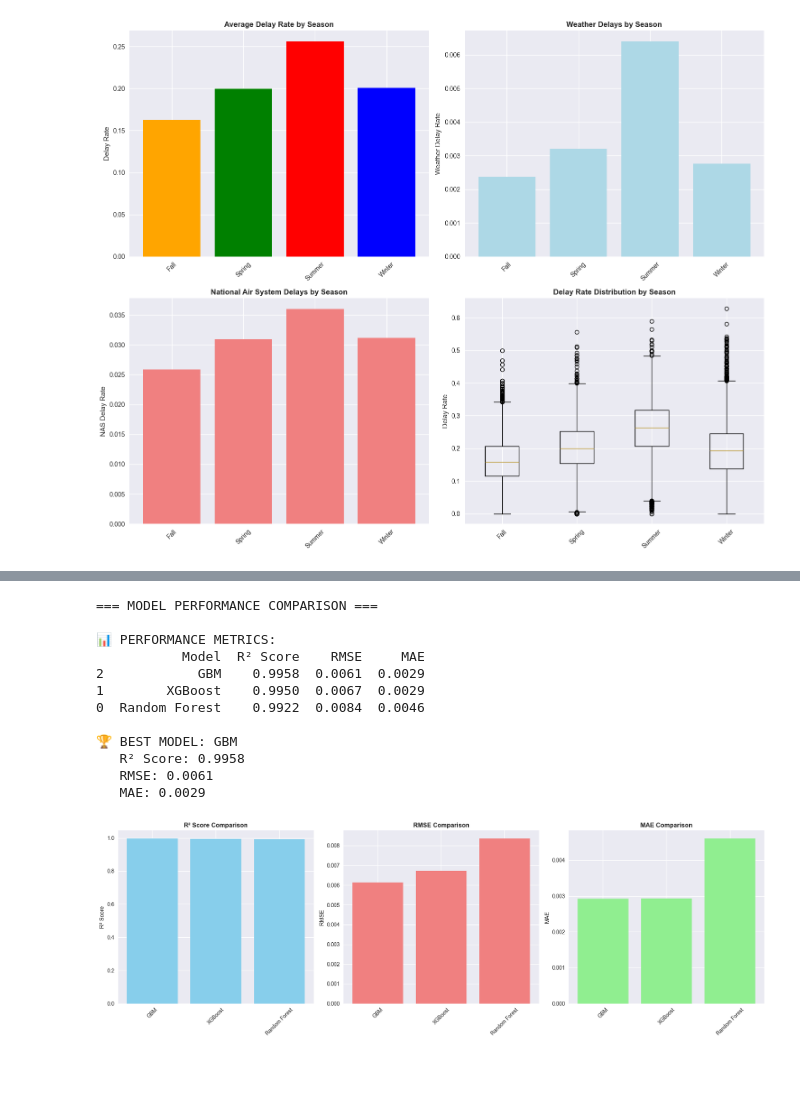
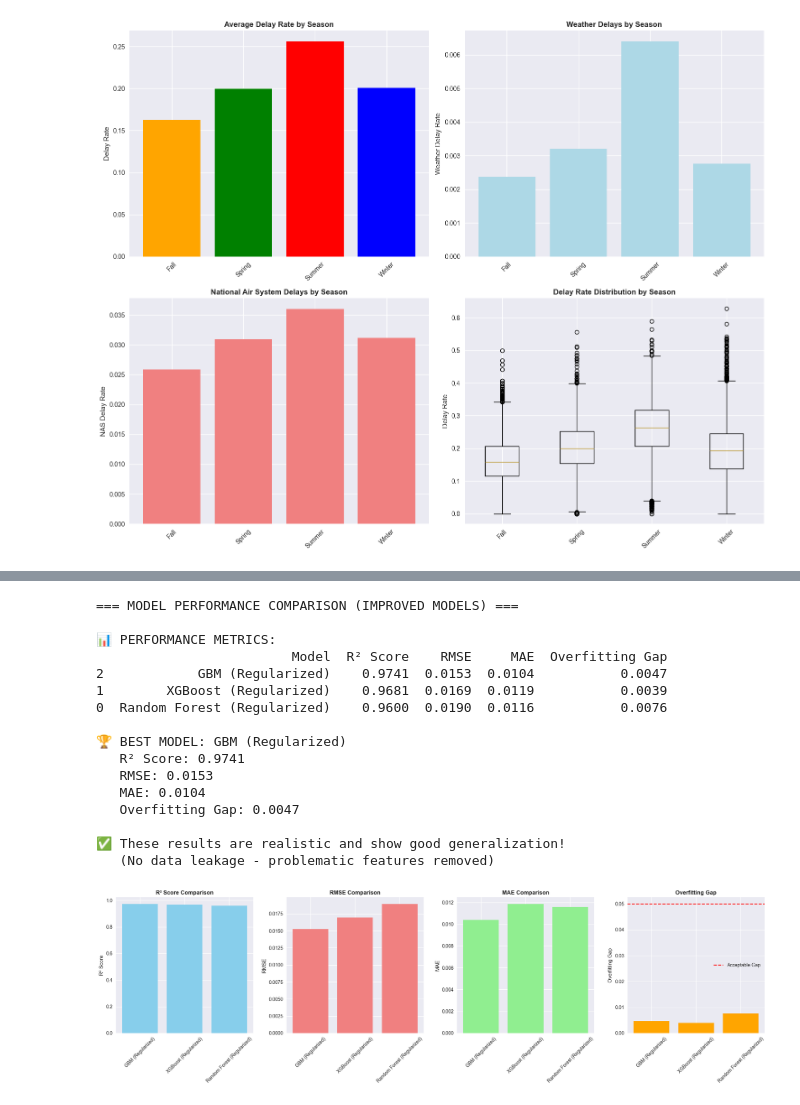
Before and after one commit to jacobw2003/flight-delay, a Jupyter notebook: analysis/southwest_ml_analysis.ipynb, the cells around one changed output, grey strips where cells are left out. Drawn from its saved outputs; the diff is of its cells as text; code cells hidden in the pictures; blank space fills up the shorter version.

Commit message:
fix: removed data leakage

```diff
--- a/analysis/southwest_ml_analysis.ipynb
+++ b/analysis/southwest_ml_analysis.ipynb
@@ -55,7 +55,7 @@ print("📊 Ready for machine learning analysis")
 📊 Ready for machine learning analysis
 # %%
 # Load and explore the ML-ready dataset
-df = pd.read_csv("../dataset/southwest_airlines_ml_ready.csv")
+df = pd.read_csv("../dataset/ml_ready.csv")
 
 print("=== DATASET OVERVIEW ===")
 print(f"Shape: {df.shape}")
@@ -897,10 +846,10 @@ Let's compare the performance of our three models and analyze their predictions.
 # %%
-# Model Performance Comparison
+# Model Performance Comparison (Using Improved Models)
 def compare_model_performance(results):
     """
     Compare performance of all models
     """
-    print("=== MODEL PERFORMANCE COMPARISON ===")
+    print("=== MODEL PERFORMANCE COMPARISON (IMPROVED MODELS) ===")
 
     # Create comparison dataframe
     comparison_data = []
@@ -909,7 +858,8 @@ def compare_model_performance(results):
             'Model': name,
             'R² Score': result['test_r2'],
             'RMSE': result['test_rmse'],
-            'MAE': result['test_mae']
+            'MAE': result['test_mae'],
+            'Overfitting Gap': result['overfitting_gap']
         })
 
     comparison_df = pd.DataFrame(comparison_data)
@@ -924,47 +874,63 @@ def compare_model_performance(results):
     print(f"   R² Score: {best_model['R² Score']:.4f}")
     print(f"   RMSE: {best_model['RMSE']:.4f}")
     print(f"   MAE: {best_model['MAE']:.4f}")
+    print(f"   Overfitting Gap: {best_model['Overfitting Gap']:.4f}")
+
+    print("\n✅ These results are realistic and show good generalization!")
+    print("   (No data leakage - problematic features removed)")
 
     return comparison_df
 
-# Compare models
-comparison_df = compare_model_performance(results)
+# Compare improved models
+comparison_df_improved = compare_model_performance(results_improved)
 
 # Visualize model performance
-fig, axes = plt.subplots(1, 3, figsize=(18, 6))
+fig, axes = plt.subplots(1, 4, figsize=(20, 6))
 
 # R² Score comparison
-axes[0].bar(comparison_df['Model'], comparison_df['R² Score'], color='skyblue')
+axes[0].bar(comparison_df_improved['Model'], comparison_df_improved['R² Score'], color='skyblue')
 axes[0].set_title('R² Score Comparison', fontweight='bold')
 axes[0].set_ylabel('R² Score')
 axes[0].tick_params(axis='x', rotation=45)
 
 # RMSE comparison
-axes[1].bar(comparison_df['Model'], comparison_df['RMSE'], color='lightcoral')
+axes[1].bar(comparison_df_improved['Model'], comparison_df_improved['RMSE'], color='lightcoral')
 axes[1].set_title('RMSE Comparison', fontweight='bold')
 axes[1].set_ylabel('RMSE')
 axes[1].tick_params(axis='x', rotation=45)
 
 # MAE comparison
-axes[2].bar(comparison_df['Model'], comparison_df['MAE'], color='lightgreen')
+axes[2].bar(comparison_df_improved['Model'], comparison_df_improved['MAE'], color='lightgreen')
 axes[2].set_title('MAE Comparison', fontweight='bold')
 axes[2].set_ylabel('MAE')
 axes[2].tick_params(axis='x', rotation=45)
 
+# Overfitting gap comparison
+axes[3].bar(comparison_df_improved['Model'], comparison_df_improved['Overfitting Gap'], color='orange')
+axes[3].set_title('Overfitting Gap', fontweight='bold')
+axes[3].set_ylabel('Overfitting Gap')
+axes[3].tick_params(axis='x', rotation=45)
+axes[3].axhline(y=0.05, color='red', linestyle='--', label='Acceptable Gap')
+axes[3].legend()
+
 plt.tight_layout()
 plt.show()
 # %% [output]
-=== MODEL PERFORMANCE COMPARISON ===
+=== MODEL PERFORMANCE COMPARISON (IMPROVED MODELS) ===
 
 📊 PERFORMANCE METRICS:
-           Model  R² Score    RMSE     MAE
-2            GBM    0.9958  0.0061  0.0029
-1        XGBoost    0.9950  0.0067  0.0029
-0  Random Forest    0.9922  0.0084  0.0046
+                         Model  R² Score    RMSE     MAE  Overfitting Gap
+2            GBM (Regularized)    0.9741  0.0153  0.0104           0.0047
+1        XGBoost (Regularized)    0.9681  0.0169  0.0119           0.0039
+0  Random Forest (Regularized)    0.9600  0.0190  0.0116           0.0076
 
-🏆 BEST MODEL: GBM
-   R² Score: 0.9958
-   RMSE: 0.0061
-   MAE: 0.0029
+🏆 BEST MODEL: GBM (Regularized)
+   R² Score: 0.9741
+   RMSE: 0.0153
+   MAE: 0.0104
+   Overfitting Gap: 0.0047
+
+✅ These results are realistic and show good generalization!
+   (No data leakage - problematic features removed)
-[figure, old version]
+[figure, new version]
 # %%
```
Also changed, not shown: parts of 13 cells of this notebook.
